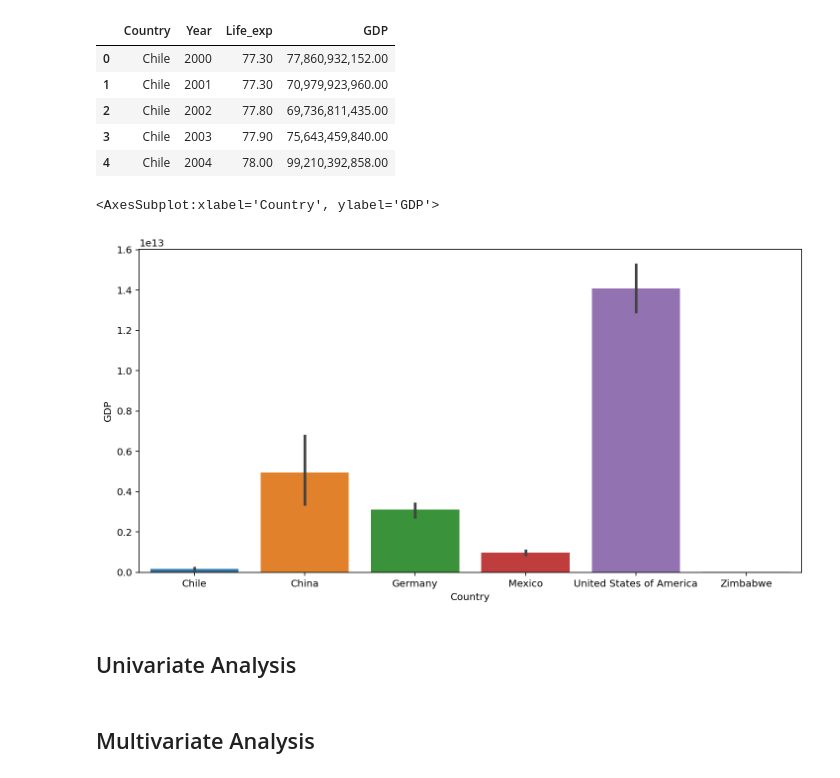
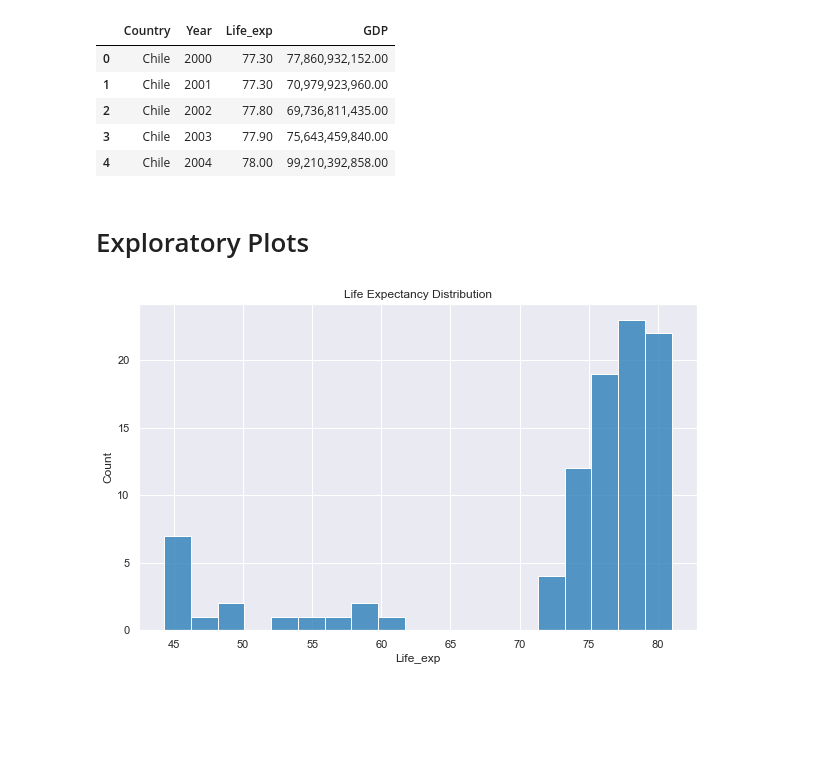
Before and after one commit to bravocharliemike/life_expectancy_gdp, a Jupyter notebook: life_expectancy_gdp.ipynb, the cells around one changed output. Drawn from its saved outputs; the diff is of its cells as text; code cells hidden in the pictures; blank space fills up the shorter version.

Commit message:
Finished visualisations

```diff
--- a/life_expectancy_gdp.ipynb
+++ b/life_expectancy_gdp.ipynb
@@ -163,13 +125,13 @@ The highest GDP value is 18,100,000,000,000.00
 | 2 | Chile | 2002 | 77.80 | 69,736,811,435.00 |
 | 3 | Chile | 2003 | 77.90 | 75,643,459,840.00 |
 | 4 | Chile | 2004 | 78.00 | 99,210,392,858.00 |
-# %%
-fig, ax = plt.subplots(figsize=(12, 6))
-sns.barplot(data=df, x='Country', y='GDP')
-# %% [output]
-<AxesSubplot:xlabel='Country', ylabel='GDP'>
-[figure, removed]
-# %% [markdown]
-## Univariate Analysis
-# %% [markdown]
-## Multivariate Analysis
+# %% [markdown]
+# Exploratory Plots
+# %%
+# Plotting life expectancy
+fig, ax = plt.subplots(figsize=(10, 6))
+sns.set_theme(context='notebook', style='darkgrid', palette='tab10')
+ax = sns.histplot(data=df, x='Life_exp')
+ax.set_title('Life Expectancy Distribution');
+# %% [output]
+[figure, added]
```
Also changed, not shown: parts of 22 cells of this notebook.
